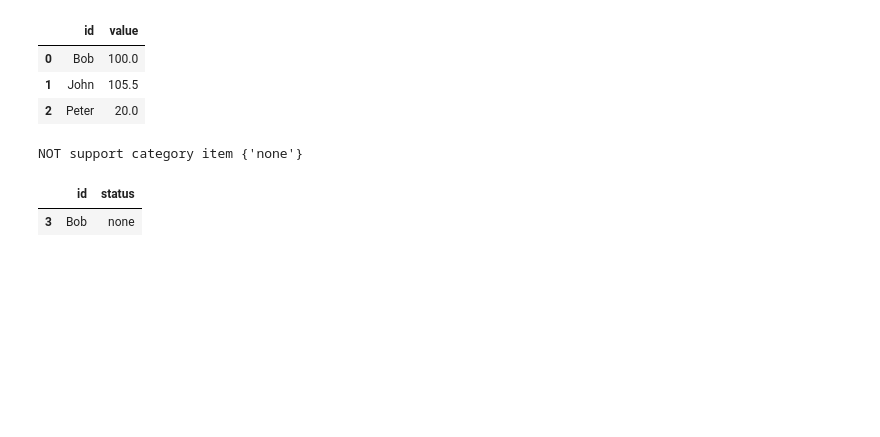
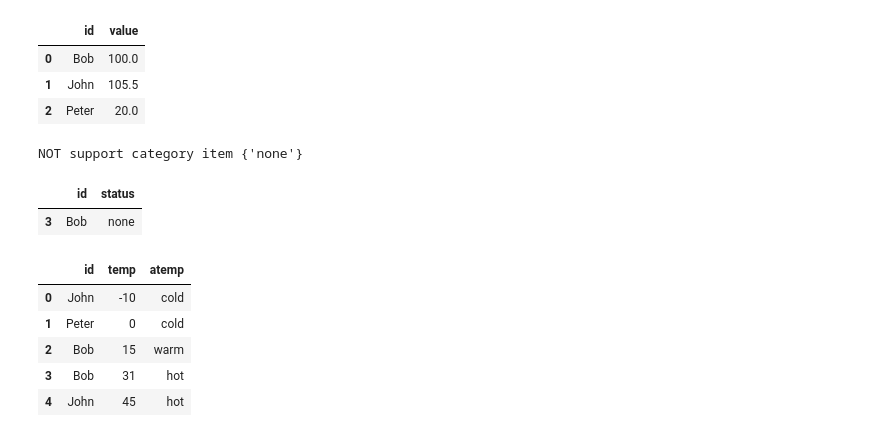
Before and after one commit to gabrielwithappy/python_study, a Jupyter notebook: Python_Basic.ipynb, the cells around one changed output. Cells and saved outputs as stored; diff of their text form; code cells hidden in the pictures; blank space fills up the shorter version.

Commit message:
create range category

```diff
--- a/Python_Basic.ipynb
+++ b/Python_Basic.ipynb
@@ -1280,3 +1280,24 @@ df[df['status'].isin(not_support_cat)]
 NOT support category item {'none'}
 |  | id | status |
 | 3 | Bob | none |
+# %%
+# Create ranges for categories
+import pandas as pd
+import datetime as dt
+import numpy as np
+
+df = pd.DataFrame({"id": ['John','Peter','Bob','Bob', 'John'],
+                   "temp" : [-10, 0, 15, 31, 45]})
+
+cat_ranges = [-np.inf, 10, 30, np.inf]
+cat_name = ['cold', 'warm', 'hot']
+
+df['atemp'] = pd.cut(df['temp'], bins=cat_ranges, labels=cat_name)
+df
+# %% [output]
+|  | id | temp | atemp |
+| 0 | John | -10 | cold |
+| 1 | Peter | 0 | cold |
+| 2 | Bob | 15 | warm |
+| 3 | Bob | 31 | hot |
+| 4 | John | 45 | hot |
```
